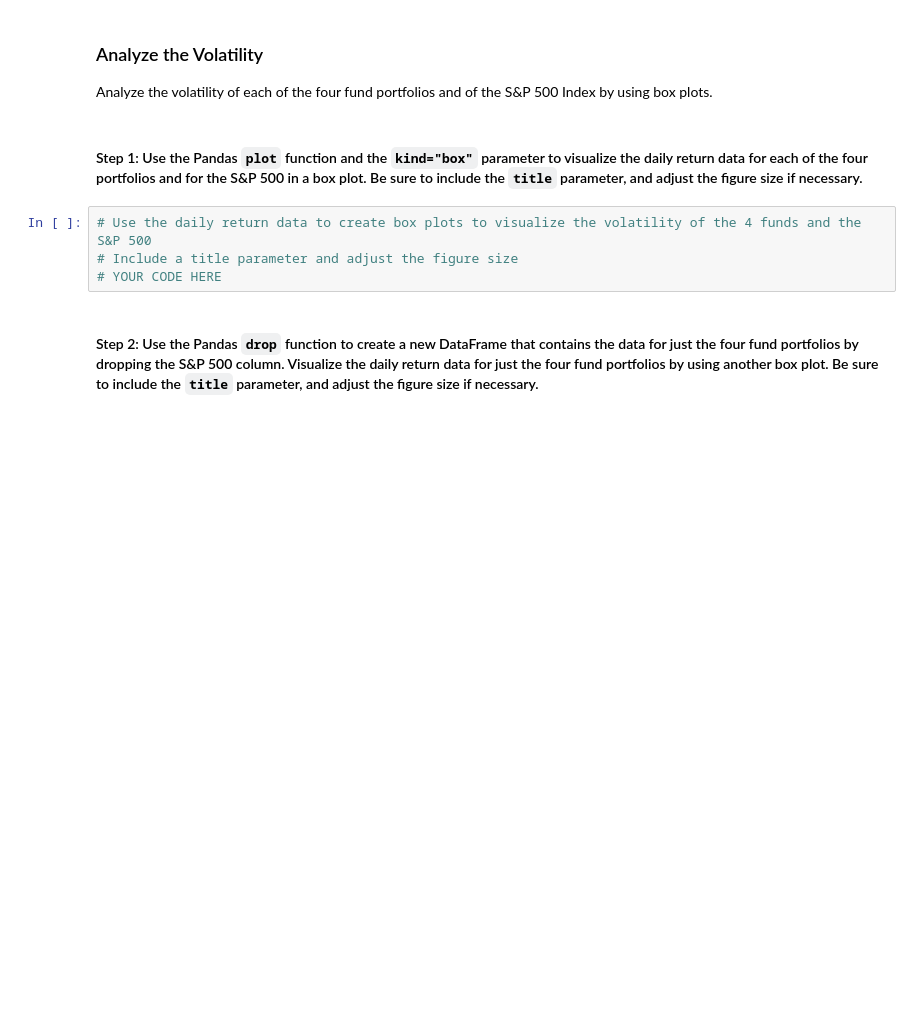
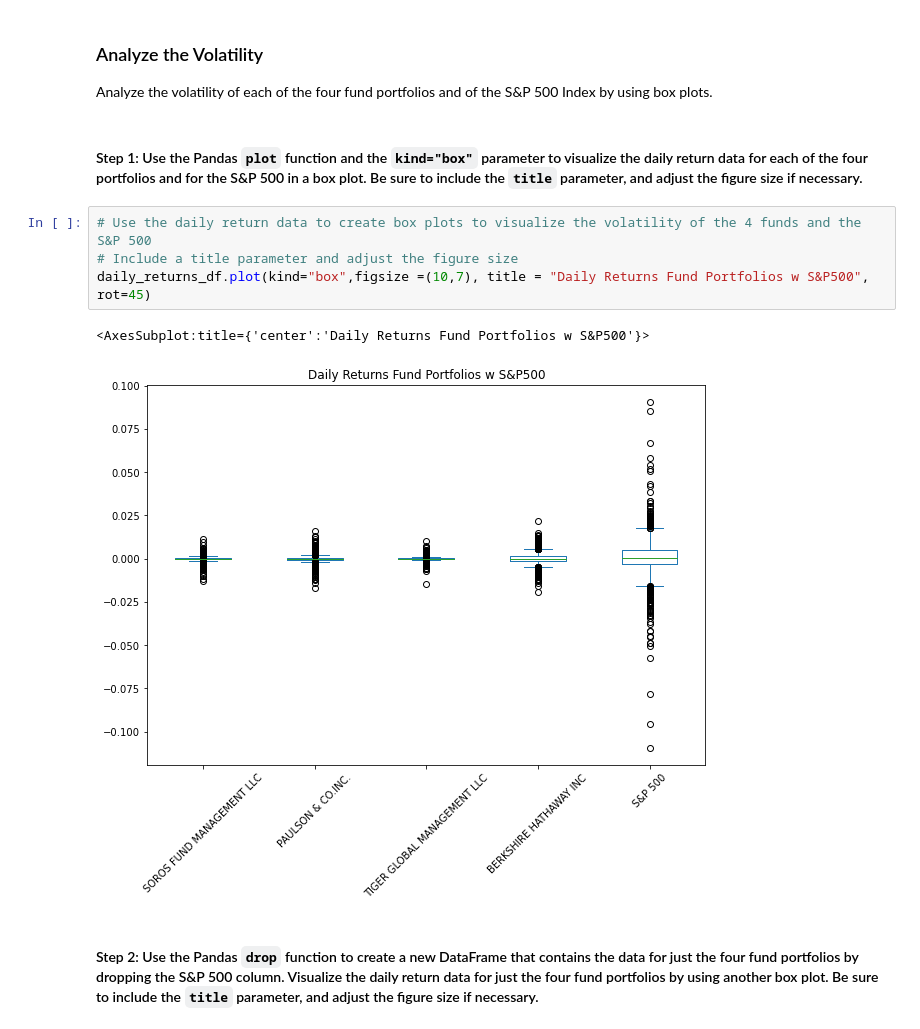
Before and after one commit to Tamkmo/Challenge4_risk_return, a Jupyter notebook: Starter_Code/risk_return_analysis.ipynb, the cells around one changed output. Drawn from its saved outputs; the diff is of its cells as text; blank space fills up the shorter version.

```diff
--- a/Starter_Code/risk_return_analysis.ipynb
+++ b/Starter_Code/risk_return_analysis.ipynb
@@ -164,7 +218,10 @@ Analyze the volatility of each of the four fund portfolios and of the S&P 500 In
 # %%
 # Use the daily return data to create box plots to visualize the volatility of the 4 funds and the S&P 500
 # Include a title parameter and adjust the figure size
-# YOUR CODE HERE
+daily_returns_df.plot(kind="box",figsize =(10,7), title = "Daily Returns Fund Portfolios w S&P500", rot=45)
+# %% [output]
+<AxesSubplot:title={'center':'Daily Returns Fund Portfolios w S&P500'}>
+[figure, added]
 # %% [markdown]
 #### Step 2: Use the Pandas `drop` function to create a new DataFrame that contains the data for just the four fund portfolios by dropping the S&P 500 column. Visualize the daily return data for just the four fund portfolios by using another box plot. Be sure to include the `title` parameter, and adjust the figure size if necessary.
 # %%
```
Also changed, not shown: parts of 32 cells of this notebook, 1 other file.
